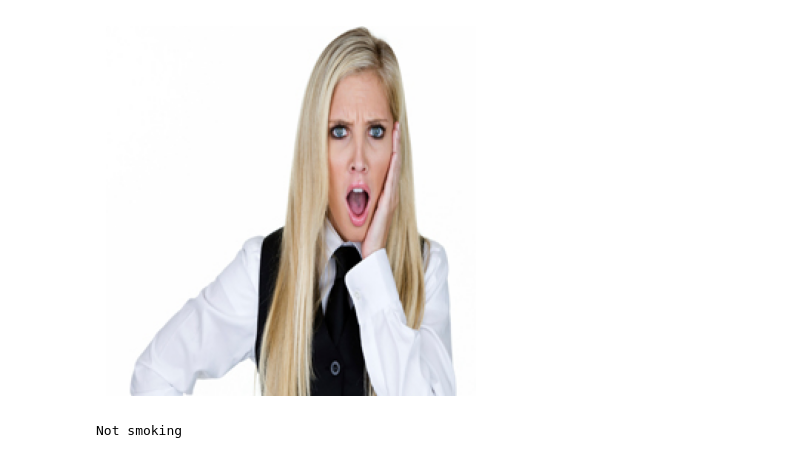
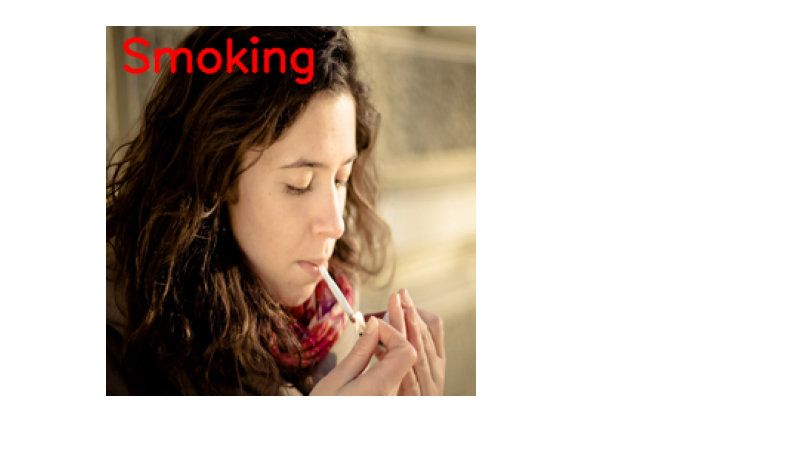
Before and after one commit to nahrixt0710/Smoking-Image-Classification, a Jupyter notebook: demo.ipynb, the cells around one changed output. Drawn from its saved outputs; the diff is of its cells as text; code cells hidden in the pictures.

```diff
--- a/demo.ipynb
+++ b/demo.ipynb
@@ -7,7 +7,7 @@ from matplotlib import pyplot as plt
 from src.features import *
 
 def preprocess(image):
-    image = cv2.resize(image, (64, 64))
+    image = cv2.resize(image, (32, 32))
     image = cv2.cvtColor(image, cv2.COLOR_BGR2HSV)
     feature = extract_color_histogram(image)
     return feature
@@ -18,26 +18,33 @@ def predict(image, model):
     prediction = model.predict([features])
     return "Not smoking" if prediction[0] == 0 else "Smoking"
 # %%
-model_name = "color_histogram.pkl"
-# model_name = "hog.pkl"
-# model_name = "lpb.pkl"
+model_name = "svm.pkl"
 
 model_path = os.path.join("src/checkpoint", model_name)
 model = joblib.load(model_path)
 # %%
 test_path = "data/Testing/images"
-image_path = os.path.join(test_path,"notsmoking_0534.jpg")
+image_path = os.path.join(test_path,"smoking_0182.jpg")
 
 image = cv2.imread(image_path)
 image = cv2.cvtColor(image, cv2.COLOR_BGR2RGB)
 
+label = predict(image, model)
 # Hiển thị ảnh sử dụng matplotlib
+
+cv2.putText(
+    image,  # Ảnh
+    label,  # Nội dung nhãn
+    (10, 30),  # Tọa độ (x, y)
+    cv2.FONT_HERSHEY_SIMPLEX,  # Font chữ
+    1,  # Kích thước chữ
+    (255, 0, 0),  # Màu sắc (BGR: Xanh dương)
+    2,  # Độ dày nét chữ
+    cv2.LINE_AA  # Kiểu khử răng cưa
+)
+
 plt.imshow(image)
 plt.axis('off')  # Tắt hiển thị trục
 plt.show()
 # %% [output]
-[figure, old version]
+[figure, new version]
-# %%
-print(predict(image, model))
-# %% [output]
-Not smoking
```
Also changed, not shown: 10 other files.
